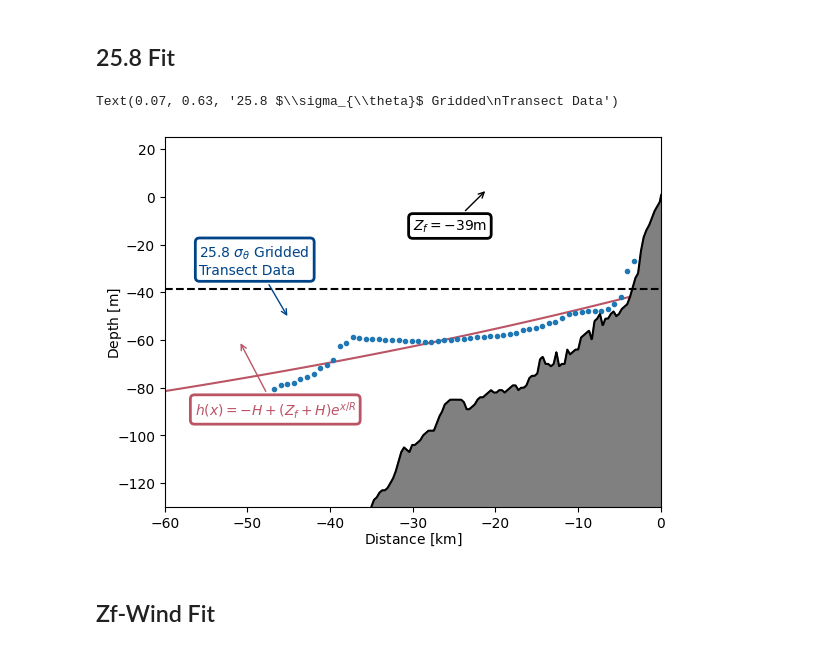
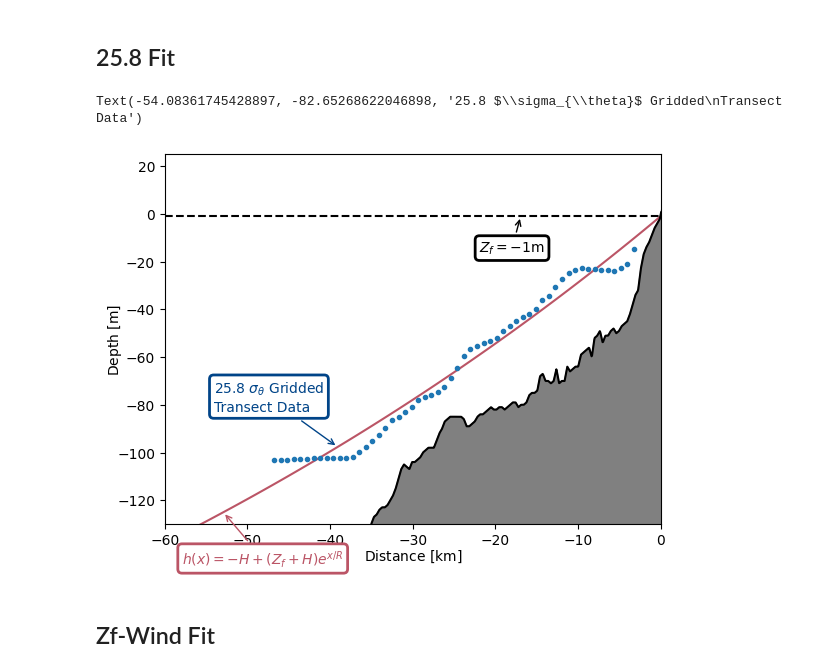
Before and after one commit to andrew-s28/shelf-nitrate-response-to-upwelling, a Jupyter notebook: notebooks/empirical_nitrate_model.ipynb, the cells around one changed output. Drawn from its saved outputs; the diff is of its cells as text; code cells hidden in the pictures.

```diff
--- a/notebooks/empirical_nitrate_model.ipynb
+++ b/notebooks/empirical_nitrate_model.ipynb
@@ -202,5 +101,29 @@ for i in tqdm(range(len(zf))):
 ## NHL Fits
 # %% [markdown]
 Determines the depth of the 25.8 $\sigma_\theta$ isopycnal as a function of cross-shelf distance for the gridded NHL data. Then fits NHL cross-shelf 25.8 $\sigma_\theta$ transects with a best fit exponential of the form $H - (Z_f-H)exp(-x/R_0)$. Also discards fits with unreasonably large R, H, or Zf.
+# %%
+hi = (nhl_grid["potential_density"] >= 25.8).argmax(dim="pressure")
+lo = hi - 1  # ty:ignore[unsupported-operator]
+
+d0 = nhl_grid["pressure"][lo]
+d1 = nhl_grid["pressure"][hi]
+v0 = nhl_grid["potential_density"].isel(pressure=lo)
+v1 = nhl_grid["potential_density"].isel(pressure=hi)
+
+# Slope is rise over run
+slope = (d1 - d0) / (v1 - v0)
+out = d0 + slope * (25.8 - v0)
+
+# Mask points where density is all NaN
+out = out.where(~nhl_grid["potential_density"].isnull().all(dim="pressure"))
+
+# Now mask points outside density range
+pycno_depth = out.where(
+    (nhl_grid["potential_density"].min(dim="pressure") <= 25.8)
+    & (nhl_grid["potential_density"].max(dim="pressure") >= 25.8),
+)
+
+nhl_grid["pycno_depth"] = -pycno_depth
+nhl_grid = nhl_grid.where(nhl_grid["pycno_depth"].count(dim="longitude") > 40, drop=True)
 # %%
 # load NHL transects and compute distance from coastline in meters
@@ -455,7 +341,7 @@ H median: 118.64
 ## 25.8 Fit
 # %%
 fig, axs = plt.subplots()
-d = nhl_grid.isel(time=15)
+d = nhl_grid.isel(time=100)
 mask = ~np.isnan(d)
 axs.plot(d["meters"], d["pycno_depth"], ".")
 axs.plot(
@@ -471,44 +357,42 @@ axs.set_xlim(-60, 0)
 axs.set_xlabel("Distance [$\\mathsf{km}$]", labelpad=0)
 axs.set_ylabel("Depth [$\\mathsf{m}$]", labelpad=-5)
 bbox = {"boxstyle": "round", "fc": "w", "ec": "#BB5566", "lw": 2}
 axs.annotate(
     "$h(x)=-H+(Z_f+H)e^{x/R}$",
-    xy=(0.15, 0.45),
-    xytext=(0.06, 0.25),
-    xycoords="axes fraction",
+    xy=(meters[850], pycno(meters[850], d.Zf.values, d.R.values, d.H.values)),
+    xytext=(meters[850] - 5, pycno(meters[850], d.Zf.values, d.R.values, d.H.values) - 15),
     fontsize=10,
     bbox=bbox,
     arrowprops={"arrowstyle": "->", "color": "#BB5566"},
     color="#BB5566",
+    verticalalignment="top",
 )
 axs.axhline(d.Zf, ls="--", color="k")
 bbox = {"boxstyle": "round", "fc": "w", "ec": "k", "lw": 2}
 axs.annotate(
     f"$Z_f={d.Zf.values:.0f} \\mathsf{{m}}$",
-    xy=(0.65, 0.86),
-    xytext=(0.5, 0.75),
-    xycoords="axes fraction",
+    xy=(meters[1500], d.Zf.values),
+    xytext=(meters[1500] - 5, d.Zf.values - 15),
     fontsize=10,
     bbox=bbox,
     arrowprops={"arrowstyle": "->", "color": "k"},
     color="k",
 )
 bbox = {"boxstyle": "round", "fc": "w", "ec": "#004488", "lw": 2}
 axs.annotate(
     "25.8 $\\sigma_{\\theta}$ Gridded\nTransect Data",
-    xy=(0.25, 0.51),
-    xytext=(0.07, 0.63),
-    xycoords="axes fraction",
+    xy=(meters[1100], pycno(meters[1100], d.Zf.values, d.R.values, d.H.values)),
+    xytext=(meters[1100] - 15, pycno(meters[1100], d.Zf.values, d.R.values, d.H.values) + 15),
     fontsize=10,
     bbox=bbox,
     arrowprops={"arrowstyle": "->", "color": "#004488"},
     color="#004488",
 )
 # if savefigs:
 #     plt.savefig("../../figs/pycno_fit.png", dpi=600)
 # %% [output]
-Text(0.07, 0.63, '25.8 $\\sigma_{\\theta}$ Gridded\nTransect Data')
+Text(-54.08361745428897, -82.65268622046898, '25.8 $\\sigma_{\\theta}$ Gridded\nTransect Data')
-[figure, old version]
+[figure, new version]
 # %% [markdown]
 ## Zf-Wind Fit
 # %%
```
Also changed, not shown: parts of 17 cells of this notebook, 14 other files.
